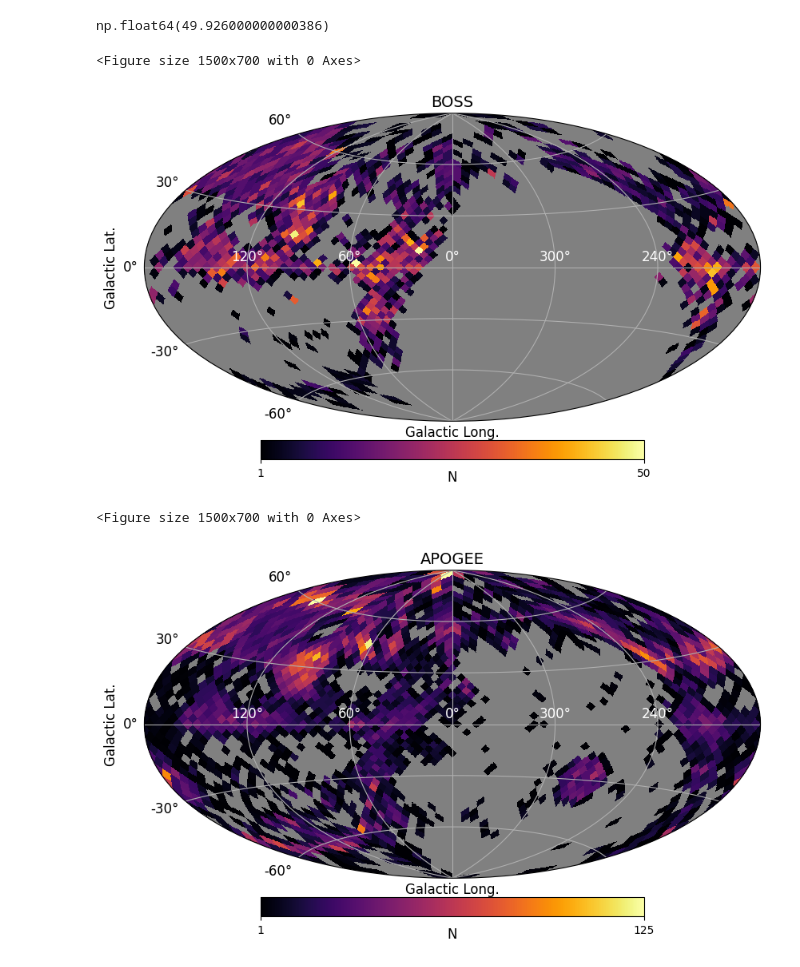
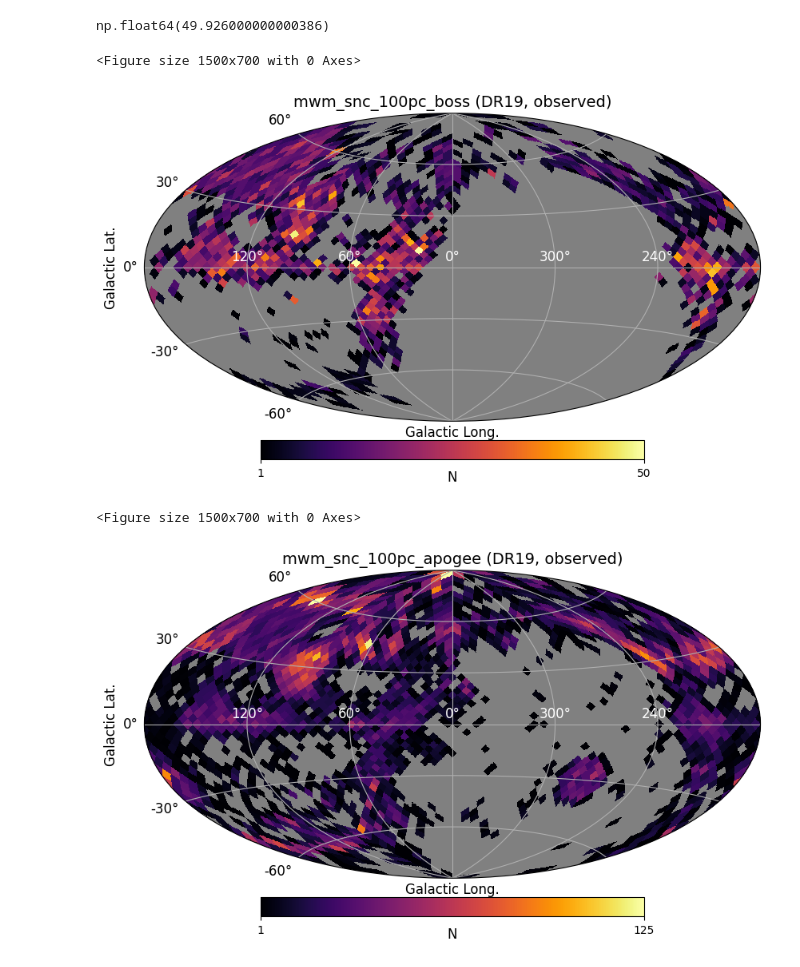
Before and after one commit to imedan/snc_sf, a Jupyter notebook: notebooks/dr19_obs.ipynb, the cells around one changed output. Saved outputs shown, nothing was run; the diff lists cells and outputs as text; code cells hidden in the pictures.

Commit message:
update with carton level plots

```diff
--- a/notebooks/dr19_obs.ipynb
+++ b/notebooks/dr19_obs.ipynb
@@ -69,28 +69,28 @@ np.float64(49.926000000000386)
 # %%
 from healpy.newvisufunc import projview, newprojplot
 from healpy.visufunc import graticule
 
 f = plt.figure(figsize=(15, 7))
 projview(
     hpboss,
     coord='G',
     graticule=True,
     graticule_labels=True,
     unit="N",
     xlabel="Galactic Long.",
     ylabel="Galactic Lat.",
     cb_orientation="horizontal",
     projection_type="aitoff",
     cmap='inferno',
     fig=f,
-    title='BOSS',
+    title='mwm_snc_100pc_boss (DR19, observed)',
     xtick_label_color='w',
     max=50
 )
 plt.savefig('paper_plots/BOSS_sky_plot.png', bbox_inches='tight')
 # %% [output]
 <Figure size 1500x700 with 0 Axes>
-[figure, old version]
+[figure, new version]
 # %%
 phi = apogee_coord.galactic.l.rad
 theta = 0.5 * np.pi - apogee_coord.galactic.b.rad
@@ -116,7 +116,7 @@ ax = projview(
     projection_type="aitoff",
     cmap='inferno',
     fig=f,
-    title='APOGEE',
+    title='mwm_snc_100pc_apogee (DR19, observed)',
     xtick_label_color='w',
     max=125
 )
@@ -124,4 +124,4 @@ ax = projview(
 plt.savefig('paper_plots/APOGEE_sky_plot.png', bbox_inches='tight')
 # %% [output]
 <Figure size 1500x700 with 0 Axes>
-[figure, old version]
+[figure, new version]
```
Also changed, not shown: parts of 7 cells of this notebook.
